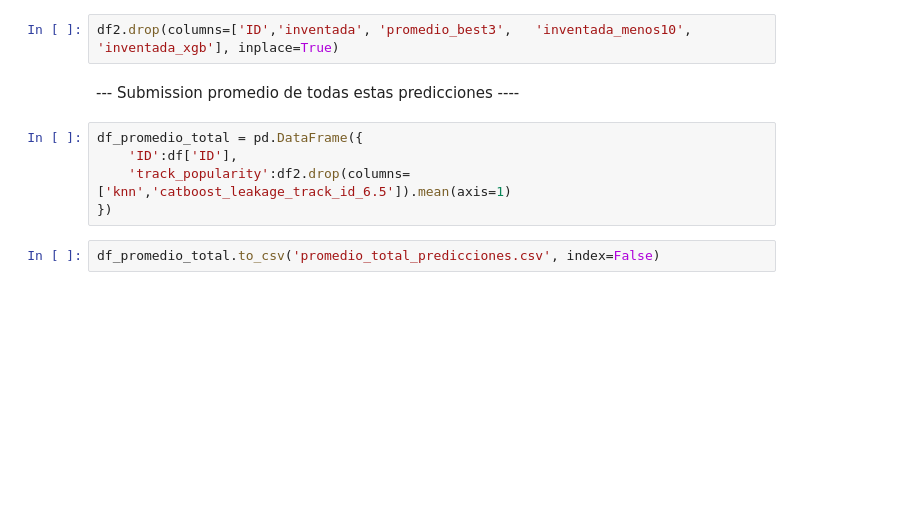
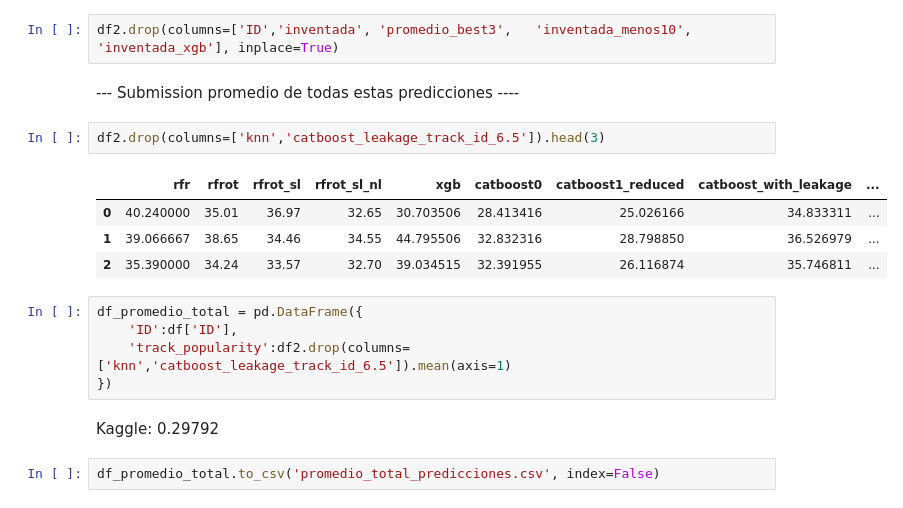
Before and after one commit to ichiP245/TP_Kaggle_Predictivo, a Jupyter notebook: Notebooks/AnalisisSubmissions.ipynb, the cells around one changed output. Cells and saved outputs as stored; diff of their text form; blank space fills up the shorter version.

Commit message:
Pusimos resultados de Kaggle de varias nuevas submissions

```diff
--- a/Notebooks/AnalisisSubmissions.ipynb
+++ b/Notebooks/AnalisisSubmissions.ipynb
@@ -119,11 +119,20 @@ df2.columns = [i.split('track_popularity_')[1] if i.split('track_popularity_')[0
 df2.drop(columns=['ID','inventada',	'promedio_best3',	'inventada_menos10',	'inventada_xgb'], inplace=True)
 # %% [markdown]
 --- Submission promedio de todas estas predicciones ----
+# %%
+df2.drop(columns=['knn','catboost_leakage_track_id_6.5']).head(3)
+# %% [output]
+|  | rfr | rfrot | rfrot_sl | rfrot_sl_nl | xgb | catboost0 | catboost1_reduced | catboost_with_leakage | ... |
+| 0 | 40.240000 | 35.01 | 36.97 | 32.65 | 30.703506 | 28.413416 | 25.026166 | 34.833311 | ... |
+| 1 | 39.066667 | 38.65 | 34.46 | 34.55 | 44.795506 | 32.832316 | 28.798850 | 36.526979 | ... |
+| 2 | 35.390000 | 34.24 | 33.57 | 32.70 | 39.034515 | 32.391955 | 26.116874 | 35.746811 | ... |
 # %%
 df_promedio_total = pd.DataFrame({
     'ID':df['ID'],
     'track_popularity':df2.drop(columns=['knn','catboost_leakage_track_id_6.5']).mean(axis=1)
 })
+# %% [markdown]
+Kaggle: 0.29792
 # %%
 df_promedio_total.to_csv('promedio_total_predicciones.csv', index=False)
 # %%
```
Also changed, not shown: parts of 7 cells of this notebook.
